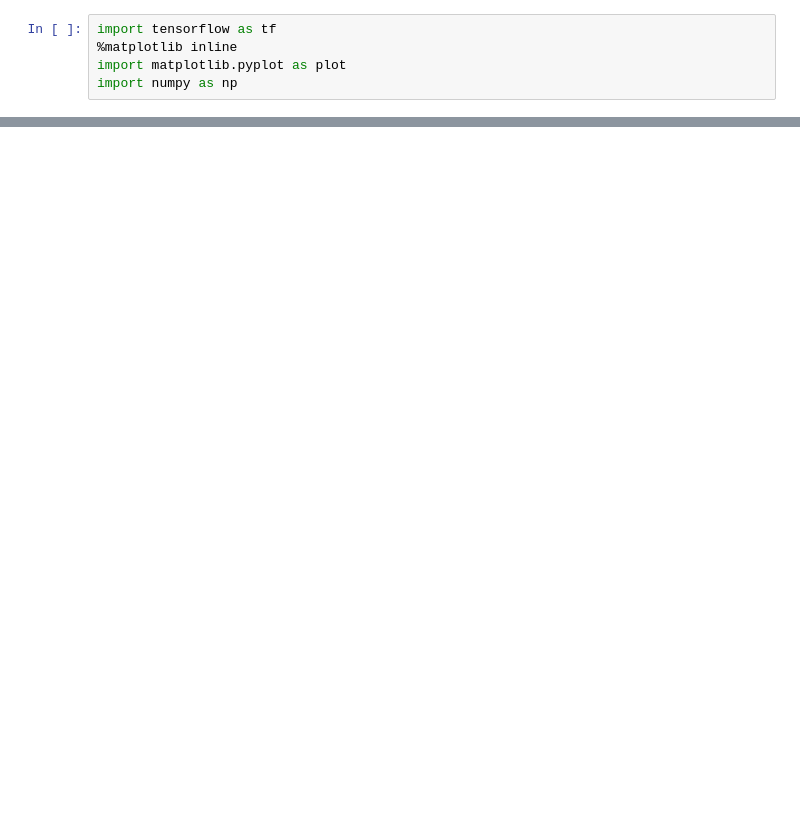
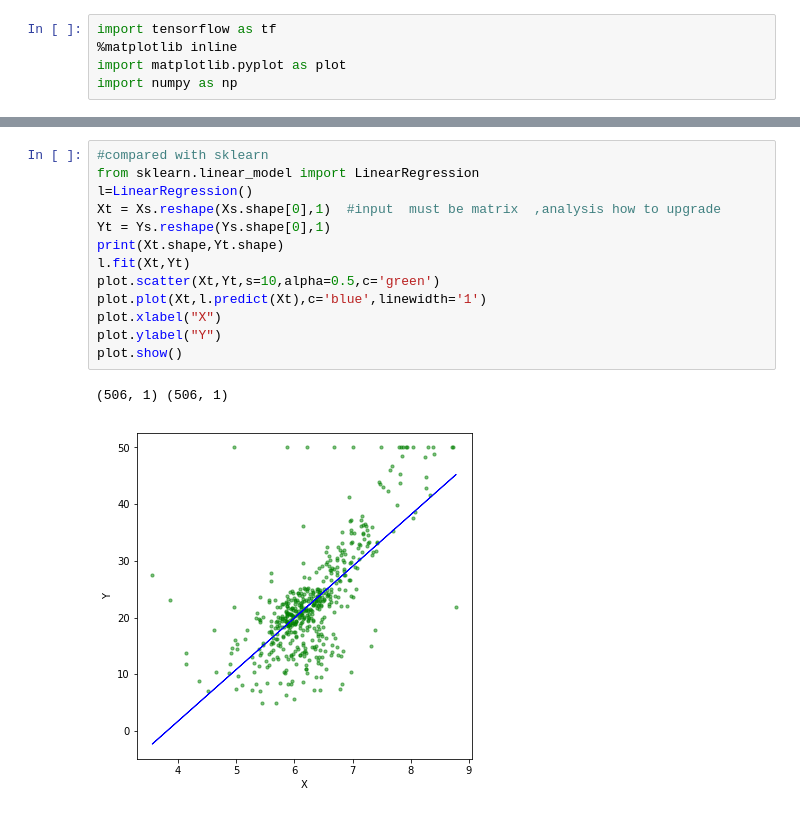
Before and after one commit to XuLiuSwust/tensorflow_test, a Jupyter notebook: Tensorflow_test.ipynb, the cells around one changed output, grey strips where cells are left out. Saved outputs shown, nothing was run; the diff lists cells and outputs as text; blank space fills up the shorter version.

Commit message:
update linear

```diff
--- a/Tensorflow_test.ipynb
+++ b/Tensorflow_test.ipynb
@@ -60,0 +83,16 @@ plot.show()
+# %%
+#compared with sklearn
+from sklearn.linear_model import LinearRegression
+l=LinearRegression()
+Xt = Xs.reshape(Xs.shape[0],1)  #input  must be matrix  ,analysis how to upgrade
+Yt = Ys.reshape(Ys.shape[0],1)
+print(Xt.shape,Yt.shape)
+l.fit(Xt,Yt)
+plot.scatter(Xt,Yt,s=10,alpha=0.5,c='green')
+plot.plot(Xt,l.predict(Xt),c='blue',linewidth='1')
+plot.xlabel("X")
+plot.ylabel("Y")
+plot.show()
+# %% [output]
+(506, 1) (506, 1)
+[figure, added]
```
Also changed, not shown: parts of 7 cells of this notebook.
